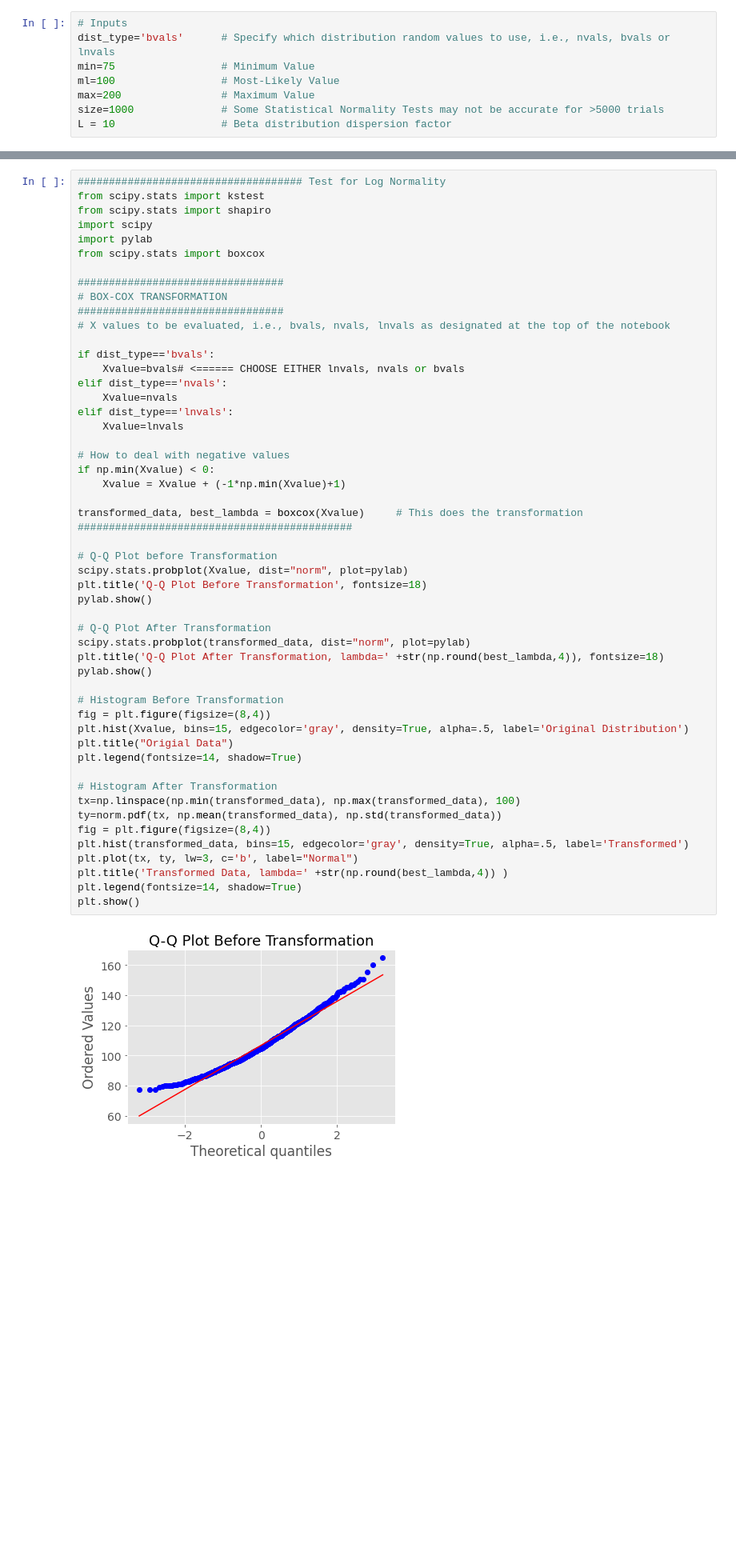
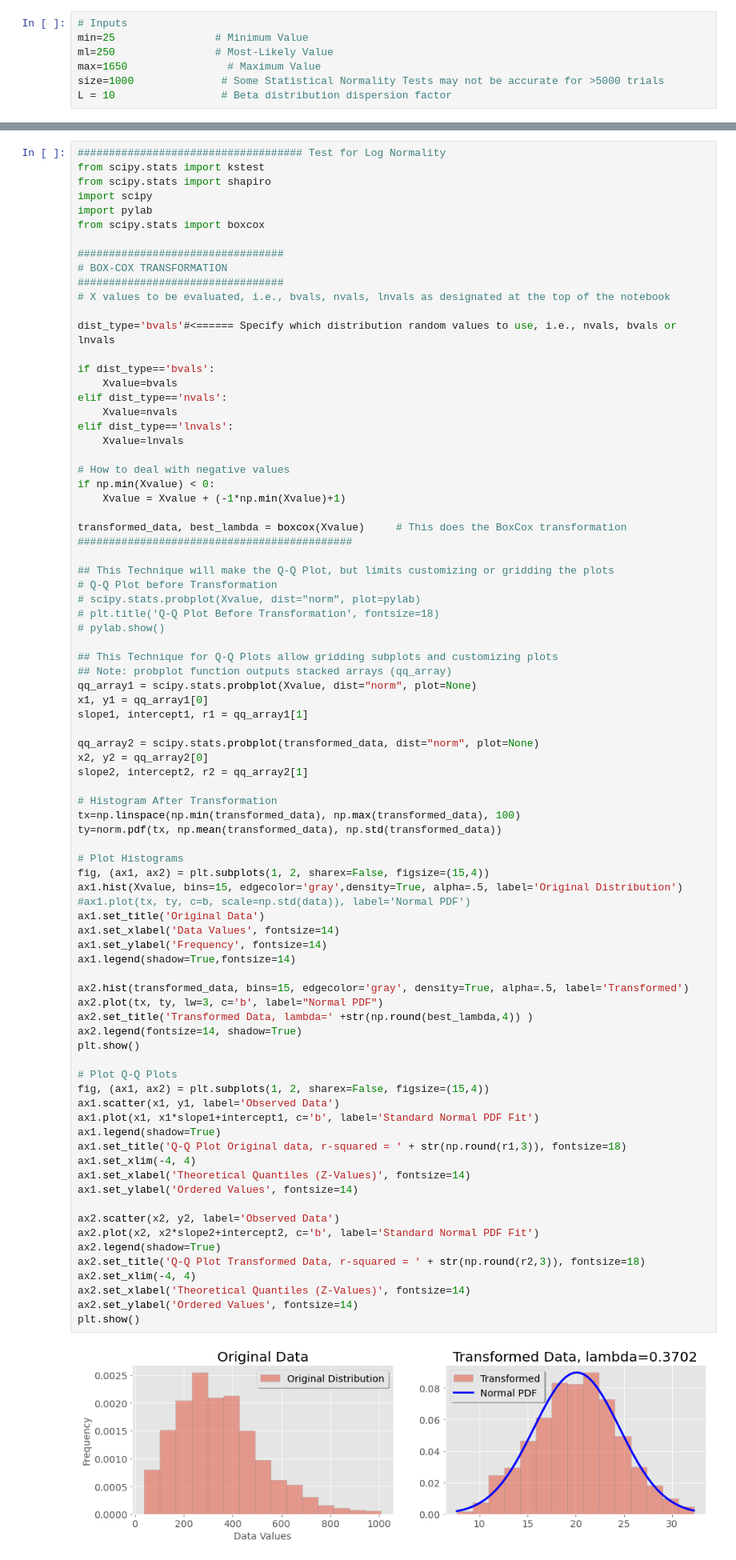
Before and after one commit to dmadvoc/PDFs, a Jupyter notebook: Normality Test - Box Cox.ipynb, the cells around one changed output, grey strips where cells are left out. Shown at 80% size. Cells and saved outputs as stored; diff of their text form; blank space fills up the shorter version.

```diff
--- a/Normality Test - Box Cox.ipynb
+++ b/Normality Test - Box Cox.ipynb
@@ -44,9 +38,8 @@ In the cell below, specify the type of random values to test:
 # %%
 # Inputs
-dist_type='bvals'      # Specify which distribution random values to use, i.e., nvals, bvals or lnvals
-min=75                 # Minimum Value
-ml=100                 # Most-Likely Value
-max=200                # Maximum Value
+min=25                # Minimum Value
+ml=250                # Most-Likely Value
+max=1650                # Maximum Value
 size=1000              # Some Statistical Normality Tests may not be accurate for >5000 trials
 L = 10                 # Beta distribution dispersion factor
 # %% [markdown]
@@ -219,50 +217,80 @@ from scipy.stats import shapiro
 import scipy
 import pylab
 from scipy.stats import boxcox
 
 #################################
 # BOX-COX TRANSFORMATION
 #################################
 # X values to be evaluated, i.e., bvals, nvals, lnvals as designated at the top of the notebook
 
+dist_type='bvals'#<====== Specify which distribution random values to use, i.e., nvals, bvals or lnvals
+
 if dist_type=='bvals':
-    Xvalue=bvals# <====== CHOOSE EITHER lnvals, nvals or bvals
+    Xvalue=bvals
 elif dist_type=='nvals':
     Xvalue=nvals
 elif dist_type=='lnvals':
     Xvalue=lnvals
 
 # How to deal with negative values
 if np.min(Xvalue) < 0:
     Xvalue = Xvalue + (-1*np.min(Xvalue)+1)
 
-transformed_data, best_lambda = boxcox(Xvalue)     # This does the transformation
+transformed_data, best_lambda = boxcox(Xvalue)     # This does the BoxCox transformation
 ############################################
 
+## This Technique will make the Q-Q Plot, but limits customizing or gridding the plots
 # Q-Q Plot before Transformation
-scipy.stats.probplot(Xvalue, dist="norm", plot=pylab)
-plt.title('Q-Q Plot Before Transformation', fontsize=18)
-pylab.show()
+# scipy.stats.probplot(Xvalue, dist="norm", plot=pylab)
+# plt.title('Q-Q Plot Before Transformation', fontsize=18)
+# pylab.show()
 
-# Q-Q Plot After Transformation
-scipy.stats.probplot(transformed_data, dist="norm", plot=pylab)
-plt.title('Q-Q Plot After Transformation, lambda=' +str(np.round(best_lambda,4)), fontsize=18)
-pylab.show()
+## This Technique for Q-Q Plots allow gridding subplots and customizing plots
+## Note: probplot function outputs stacked arrays (qq_array)
+qq_array1 = scipy.stats.probplot(Xvalue, dist="norm", plot=None)
+x1, y1 = qq_array1[0]
+slope1, intercept1, r1 = qq_array1[1]
 
-# Histogram Before Transformation
-fig = plt.figure(figsize=(8,4))
-plt.hist(Xvalue, bins=15, edgecolor='gray', density=True, alpha=.5, label='Original Distribution')
-plt.title("Origial Data")
-plt.legend(fontsize=14, shadow=True)
+qq_array2 = scipy.stats.probplot(transformed_data, dist="norm", plot=None)
+x2, y2 = qq_array2[0]
+slope2, intercept2, r2 = qq_array2[1]
 
 # Histogram After Transformation
 tx=np.linspace(np.min(transformed_data), np.max(transformed_data), 100)
 ty=norm.pdf(tx, np.mean(transformed_data), np.std(transformed_data))
-fig = plt.figure(figsize=(8,4))
-plt.hist(transformed_data, bins=15, edgecolor='gray', density=True, alpha=.5, label='Transformed')
-plt.plot(tx, ty, lw=3, c='b', label="Normal")
-plt.title('Transformed Data, lambda=' +str(np.round(best_lambda,4)) )
-plt.legend(fontsize=14, shadow=True)
+
+# Plot Histograms
+fig, (ax1, ax2) = plt.subplots(1, 2, sharex=False, figsize=(15,4))
+ax1.hist(Xvalue, bins=15, edgecolor='gray',density=True, alpha=.5, label='Original Distribution')
+#ax1.plot(tx, ty, c=b, scale=np.std(data)), label='Normal PDF')
+ax1.set_title('Original Data')
+ax1.set_xlabel('Data Values', fontsize=14)
+ax1.set_ylabel('Frequency', fontsize=14)
+ax1.legend(shadow=True,fontsize=14)
+
+ax2.hist(transformed_data, bins=15, edgecolor='gray', density=True, alpha=.5, label='Transformed')
+ax2.plot(tx, ty, lw=3, c='b', label="Normal PDF")
+ax2.set_title('Transformed Data, lambda=' +str(np.round(best_lambda,4)) )
+ax2.legend(fontsize=14, shadow=True)
 plt.show()
+
+# Plot Q-Q Plots
+fig, (ax1, ax2) = plt.subplots(1, 2, sharex=False, figsize=(15,4))
+ax1.scatter(x1, y1, label='Observed Data')
+ax1.plot(x1, x1*slope1+intercept1, c='b', label='Standard Normal PDF Fit')
+ax1.legend(shadow=True)
+ax1.set_title('Q-Q Plot Original data, r-squared = ' + str(np.round(r1,3)), fontsize=18)
+ax1.set_xlim(-4, 4)
+ax1.set_xlabel('Theoretical Quantiles (Z-Values)', fontsize=14)
+ax1.set_ylabel('Ordered Values', fontsize=14)
+
+ax2.scatter(x2, y2, label='Observed Data')
+ax2.plot(x2, x2*slope2+intercept2, c='b', label='Standard Normal PDF Fit')
+ax2.legend(shadow=True)
+ax2.set_title('Q-Q Plot Transformed Data, r-squared = ' + str(np.round(r2,3)), fontsize=18)
+ax2.set_xlim(-4, 4)
+ax2.set_xlabel('Theoretical Quantiles (Z-Values)', fontsize=14)
+ax2.set_ylabel('Ordered Values', fontsize=14)
+plt.show()
 # %% [output]
-[figure, old version]
+[figure, new version]
```
Also changed, not shown: parts of 17 cells of this notebook.
